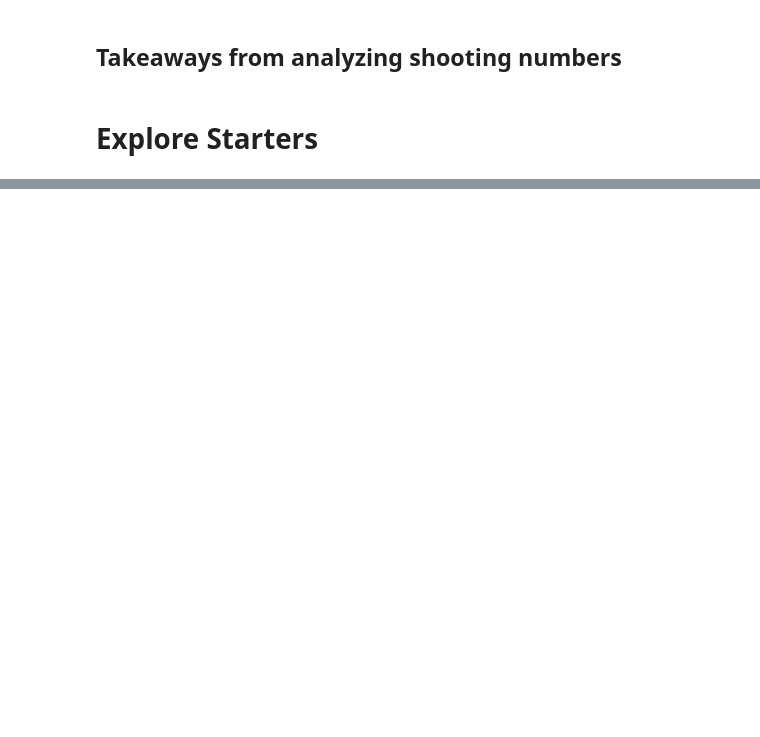
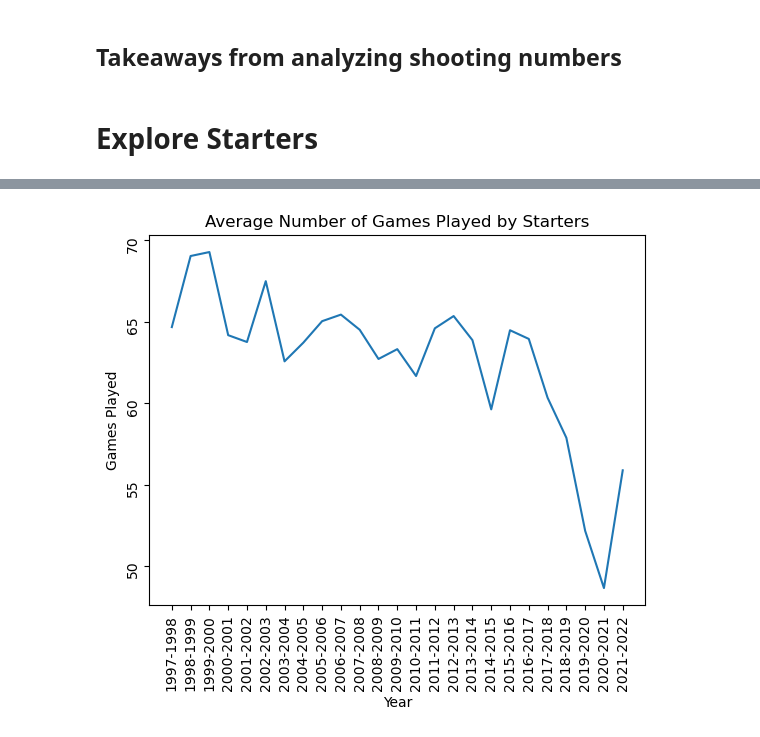
Before and after one commit to joshua-shorterivey/basic_basketball_analysis, a Jupyter notebook: explore.ipynb, the cells around one changed output, grey strips where cells are left out. Drawn from its saved outputs; the diff is of its cells as text; code cells hidden in the pictures; blank space fills up the shorter version.

```diff
--- a/explore.ipynb
+++ b/explore.ipynb
@@ -303,0 +330,12 @@ Name: GS, dtype: float64
+# %%
+fig, ax = plt.subplots()
+ax.plot(starters.groupby(by='Year').mean()['G'])
+
+ax.set_title(
+    'Average Number of Games Played by Starters'
+    )
+ax.set_ylabel('Games Played')
+ax.set_xlabel('Year')
+ax.tick_params(rotation=90)
+# %% [output]
+[figure, added]
```
Also changed, not shown: parts of 18 cells of this notebook.
